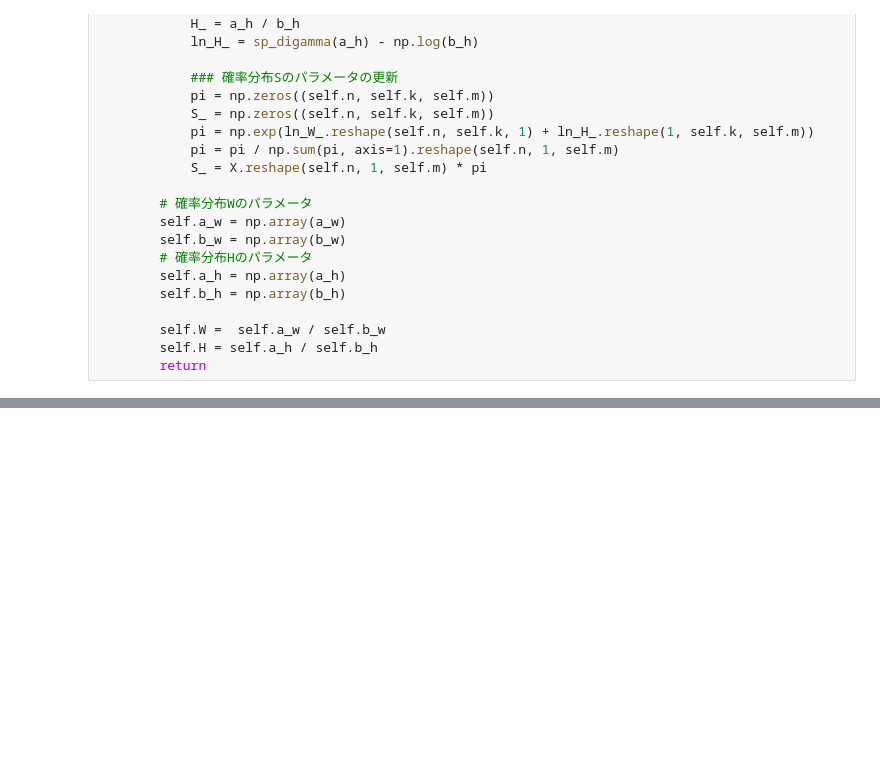
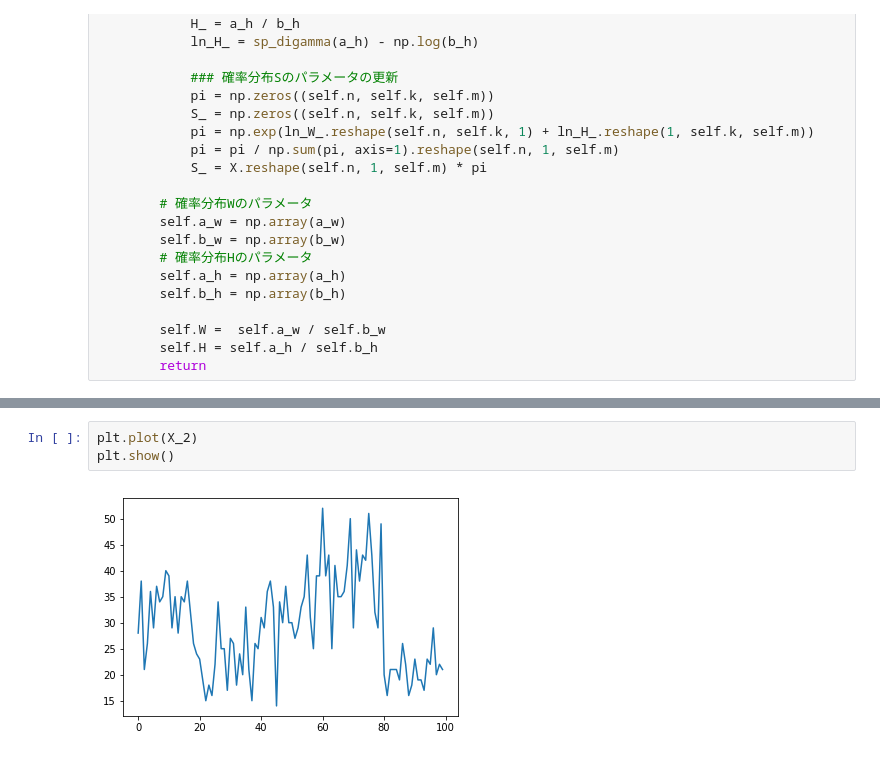
Before and after one commit to GENZITSU/Bayse, a Jupyter notebook: chapter_5.ipynb, the cells around one changed output, grey strips where cells are left out. Cells and saved outputs as stored; diff of their text form; blank space fills up the shorter version.

```diff
--- a/chapter_5.ipynb
+++ b/chapter_5.ipynb
@@ -471,0 +489,5 @@ class NMF:
+# %%
+plt.plot(X_2)
+plt.show()
+# %% [output]
+[figure, added]
```
Also changed, not shown: parts of 7 cells of this notebook.
